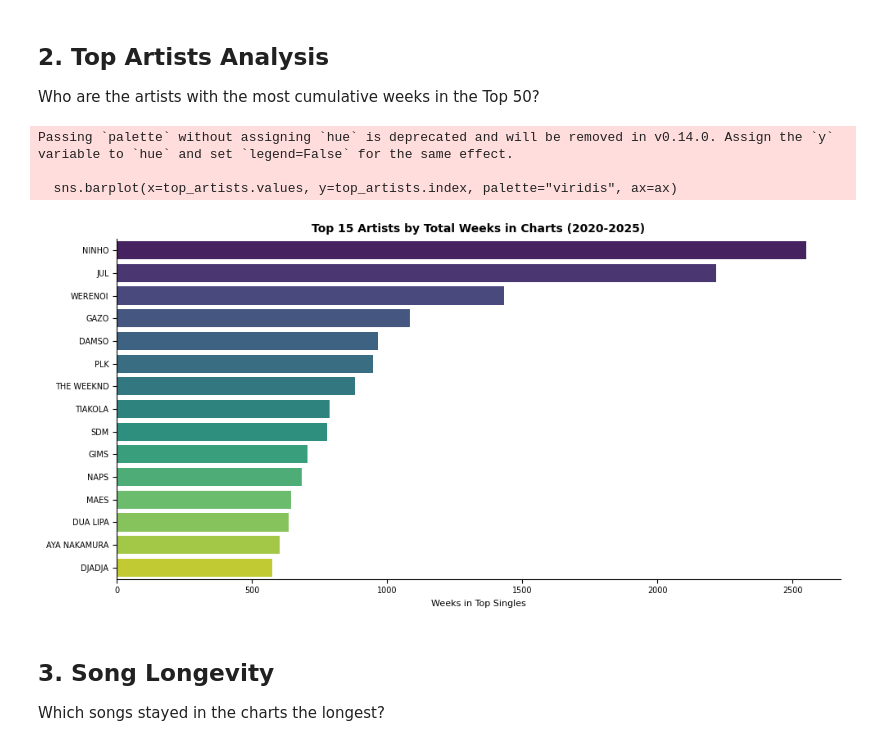
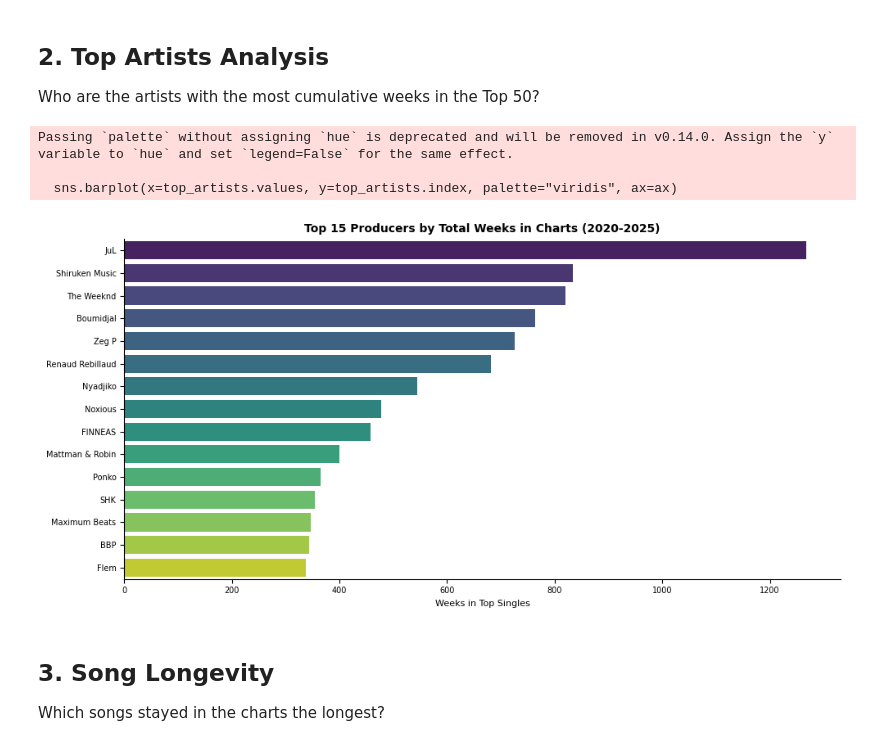
Before and after one commit to Camil444/top-single-snep, a Jupyter notebook: eda_snep.ipynb, the cells around one changed output. Saved outputs shown, nothing was run; the diff lists cells and outputs as text; code cells hidden in the pictures.

```diff
--- a/eda_snep.ipynb
+++ b/eda_snep.ipynb
@@ -95,23 +95,23 @@ Date Range: 2020 - 2025
 Who are the artists with the most cumulative weeks in the Top 50?
 # %%
 # Count occurrences of each artist
-top_artists = df['artiste'].value_counts().head(15)
+top_artists = df['producer_1'].value_counts().head(15)
 
 # Modern style
 fig, ax = plt.subplots(figsize=(10, 5))
 sns.barplot(x=top_artists.values, y=top_artists.index, palette="viridis", ax=ax)
-ax.set_title("Top 15 Artists by Total Weeks in Charts (2020-2025)", fontsize=10, fontweight='bold')
+ax.set_title("Top 15 Producers by Total Weeks in Charts (2020-2025)", fontsize=10, fontweight='bold')
 ax.set_xlabel("Weeks in Top Singles", fontsize=8)
 ax.set_ylabel("")
 ax.tick_params(axis='both', labelsize=7)
 sns.despine()
 plt.tight_layout()
 plt.show()
 # %% [output]
 Passing `palette` without assigning `hue` is deprecated and will be removed in v0.14.0. Assign the `y` variable to `hue` and set `legend=False` for the same effect.
 
   sns.barplot(x=top_artists.values, y=top_artists.index, palette="viridis", ax=ax)
-[figure, old version]
+[figure, new version]
 # %% [markdown]
 ## 3. Song Longevity
 Which songs stayed in the charts the longest?
```
Also changed, not shown: 1 other file.
